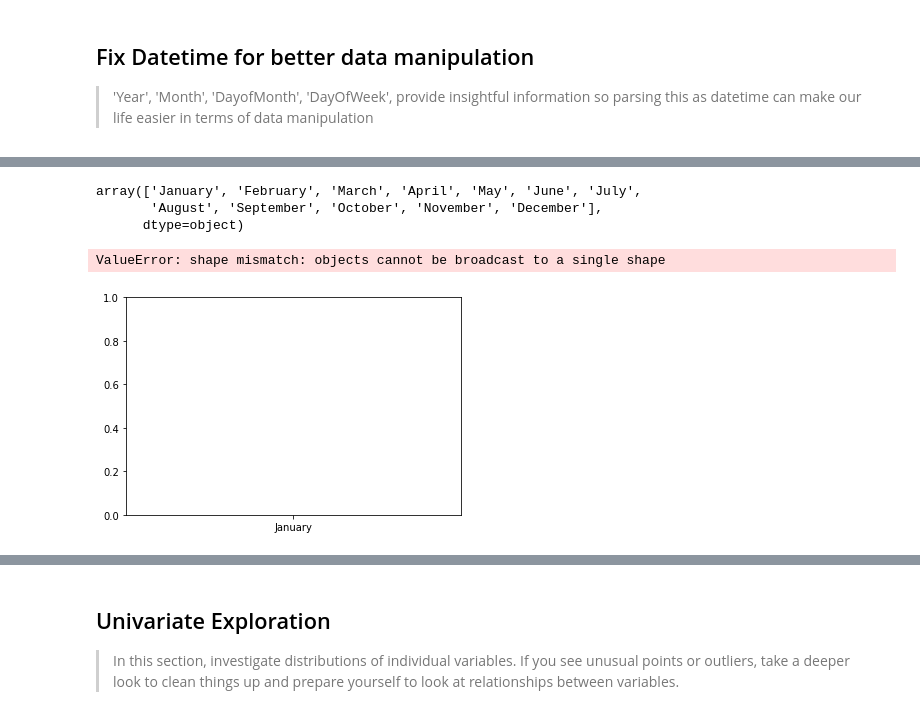
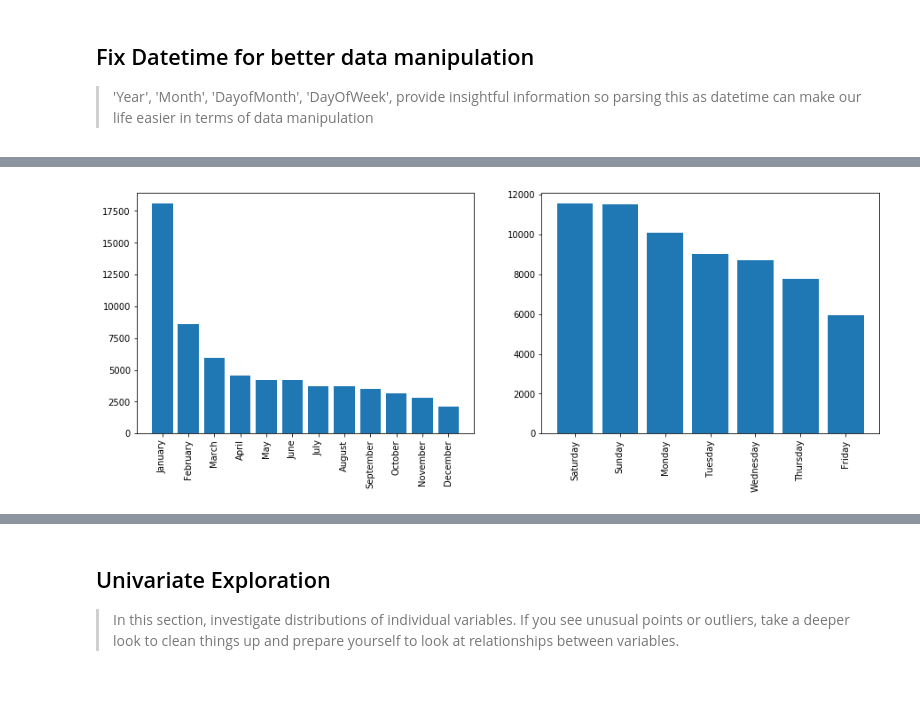
Before and after one commit to chpolyzo/Flight-Delays, a Jupyter notebook: exploration.ipynb, the cells around one changed output, grey strips where cells are left out. Drawn from its saved outputs; the diff is of its cells as text; code cells hidden in the pictures; blank space fills up the shorter version.

```diff
--- a/exploration.ipynb
+++ b/exploration.ipynb
@@ -137,5 +108,0 @@ Name: Month, dtype: int64
-# %%
-#I use calendar package to parse months by name, and create my x axis for visualizing my barplot
-df_88[df_88.ArrDelay.isna() == True] = df_88[df_88.ArrDelay.isna() == True].Month.apply(lambda x: calendar.month_name[x])
-#I want to see how many delays I have for each month in my null delayed dataset, and create y value for barplot
-df_88[df_88.ArrDelay.isna() == True] = df_88[df_88.ArrDelay.isna() == True].Month.value_counts()
@@ -193,16 +109,5 @@ Name: Month, dtype: int64
-# %%
-df_88[df_88.ArrDelay.isna() == True].Month.apply(lambda x: calendar.month_name[x]).unique()
-# %% [output]
-array(['January', 'February', 'March', 'April', 'May', 'June', 'July',
-       'August', 'September', 'October', 'November', 'December'],
-      dtype=object)
-# %%
-#I create a barplot using the above information
-#I use calendar package to parse months by name, and create my x axis for visualizing my barplot
-#I want to see how many delays I have for each month in my null delayed dataset, and create y value for barplot
-plt.bar(df_88[df_88.ArrDelay.isna() == True].Month.apply(lambda x: calendar.month_name[x]), df_88[df_88.ArrDelay.isna() == True].Month.value_counts());
-locs, labels = plt.xticks() #set locaction and labels for xticks
-plt.xticks(np.arange(12), df_88[df_88.ArrDelay.isna() == True].Month.apply(lambda x: calendar.month_name[x]).unique(), rotation=90); #specify where xsticks should be, their names and rodation
-# %% [output]
-ValueError: shape mismatch: objects cannot be broadcast to a single shape
-[figure, removed]
+# %%
+#Transform ints to Month names in all datasets for "Month" column using calendar.month_name method
+df_88['Month'] = df_88['Month'].apply(lambda x: calendar.month_name[x])
+df_98['Month'] = df_98['Month'].apply(lambda x: calendar.month_name[x])
+df_08['Month'] = df_08['Month'].apply(lambda x: calendar.month_name[x])
@@ -209,15 +119,18 @@ ValueError: shape mismatch: objects cannot be broadcast to a single shape
 # %%
 #Get some visual insights about NANs in the 'ArrDelay' feature for 1988 dataset
 plt.figure(figsize = [15,5])
 
-plt.subplot(1, 3, 1)
-plt.bar(df_88[df_88.ArrDelay.isna() == True].Month, df_88[df_88.ArrDelay.isna() == True].Month.value_counts)
+plt.subplot(1, 2, 1)
+plt.bar(df_88[df_88.ArrDelay.isna() == True].Month.unique(), df_88[df_88.ArrDelay.isna() == True].Month.value_counts());
+locs, labels = plt.xticks()
+plt.xticks(np.arange(12), df_88.Month.unique(), rotation=90);
 
-plt.subplot(1, 3, 2)
-plt.hist(df_88[df_88.ArrDelay.isna() == True].DayofMonth)
-
-plt.subplot(1, 3, 3)
-plt.hist(df_88[df_88.ArrDelay.isna() == True].DayOfWeek)
+plt.subplot(1, 2, 2)
+plt.bar(df_88[df_88.ArrDelay.isna() == True].DayOfWeek.unique(), df_88[df_88.ArrDelay.isna() == True].DayOfWeek.value_counts());
+locs, labels = plt.xticks()
+plt.xticks(np.arange(7), df_88.DayOfWeek.unique(), rotation=90);
 
 plt.show()
+# %% [output]
+[figure, added]
 # %%
```
Also changed, not shown: parts of 21 cells of this notebook.
